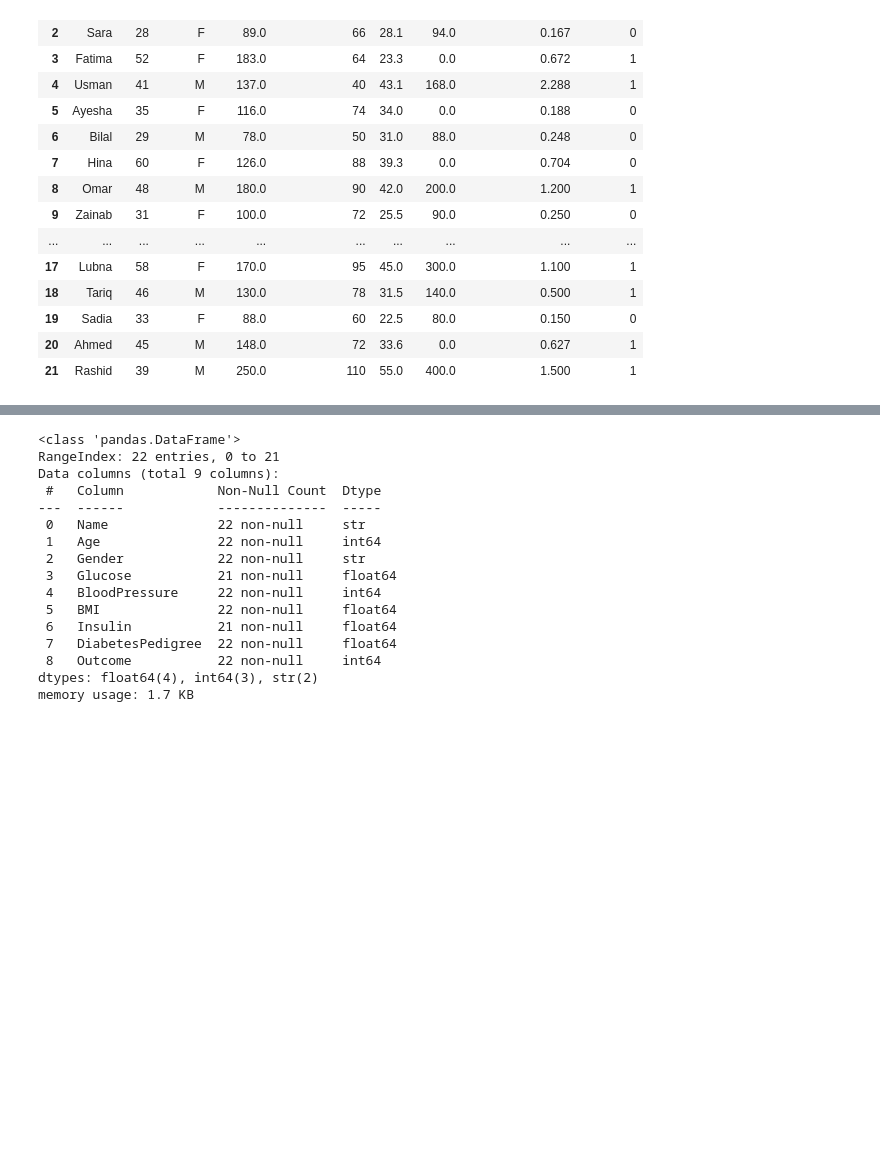
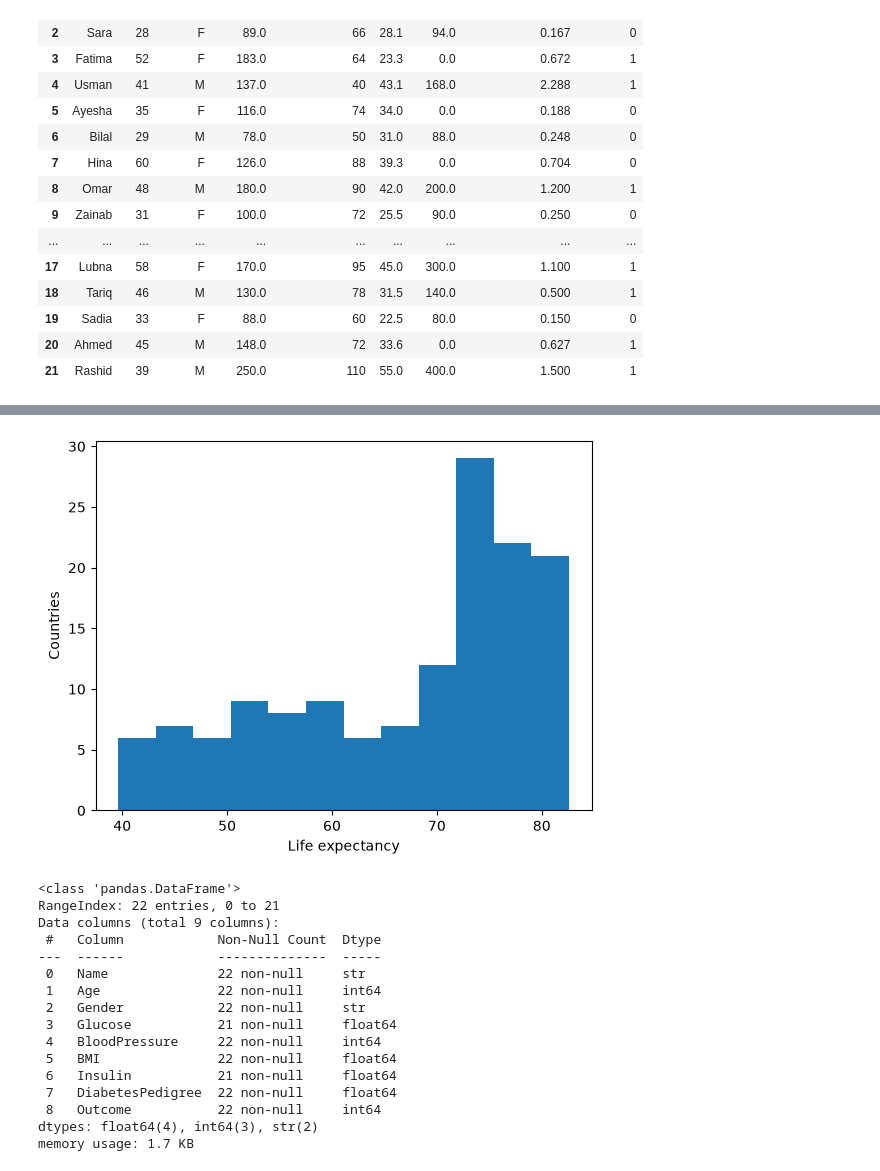
Before and after one commit to 786sag-code/ProgrammingForDA, a Jupyter notebook: app/DataAnalysis.ipynb, the cells around one changed output, grey strips where cells are left out. Drawn from its saved outputs; the diff is of its cells as text; code cells hidden in the pictures; blank space fills up the shorter version.

```diff
--- a/app/DataAnalysis.ipynb
+++ b/app/DataAnalysis.ipynb
@@ -2020,3 +2193,10 @@ df = pd.read_csv("../data/people_diabetes.csv")
+# %%
+plt.hist(latest.lifeExp, bins=12)
+plt.xlabel('Life expectancy')
+plt.ylabel('Countries')
+plt.show()
+# %% [output]
+[figure, added]
 # %%
 df.info()
 # %% [output]
```
Also changed, not shown: parts of 14 cells of this notebook, 6 other files.
